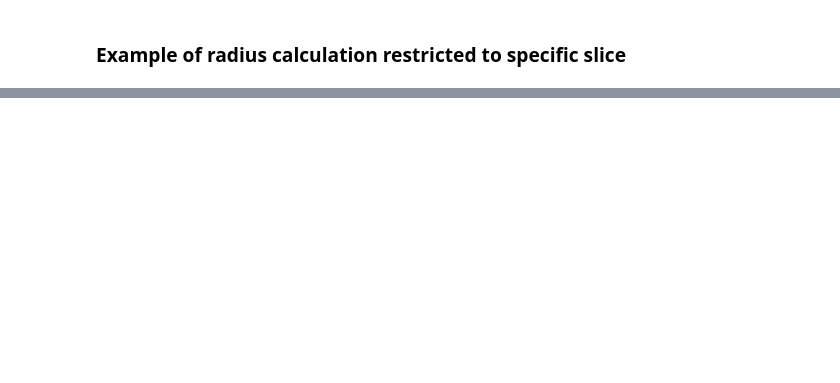
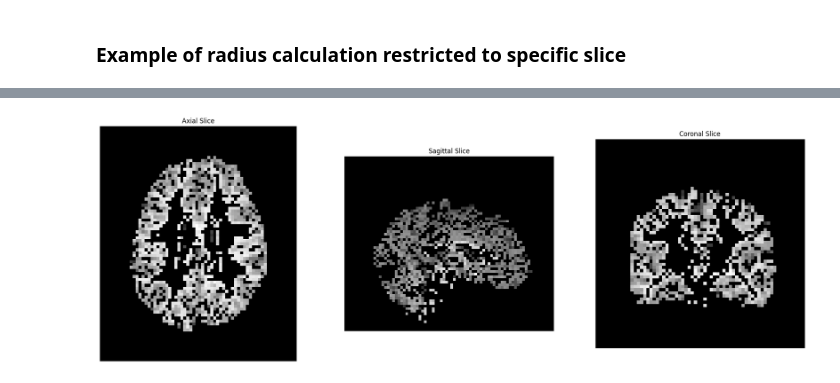
Before and after one commit to florinhegedus/mri_inr, a Jupyter notebook: notebooks/Gaussian.ipynb, the cells around one changed output, grey strips where cells are left out. Cells and saved outputs as stored; diff of their text form; code cells hidden in the pictures; blank space fills up the shorter version.

```diff
--- a/notebooks/Gaussian.ipynb
+++ b/notebooks/Gaussian.ipynb
@@ -320,0 +325,6 @@ plt.show()
+# %%
+lr_mri_path = '../../../hcp1200/996782/T1w_acpc_dc_restore_brain_downsample_factor_4.nii.gz'
+lr_mri = MRI.from_nii_file(lr_mri_path)
+gm = GaussianModel(lr_mri.data)
+reconstructed_volume = gm.discretize_gaussians()
+pred_mri = MRI.from_data_and_voxel_size(reconstructed_volume, lr_mri.data.shape)
@@ -320,0 +340,3 @@ plt.show()
+# %%
+pred_mri.display_relevant_brain_slices()
+# %% [output]
@@ -320,0 +344 @@ plt.show()
+[figure, added]
```
Also changed, not shown: parts of 17 cells of this notebook, 1 other file.
